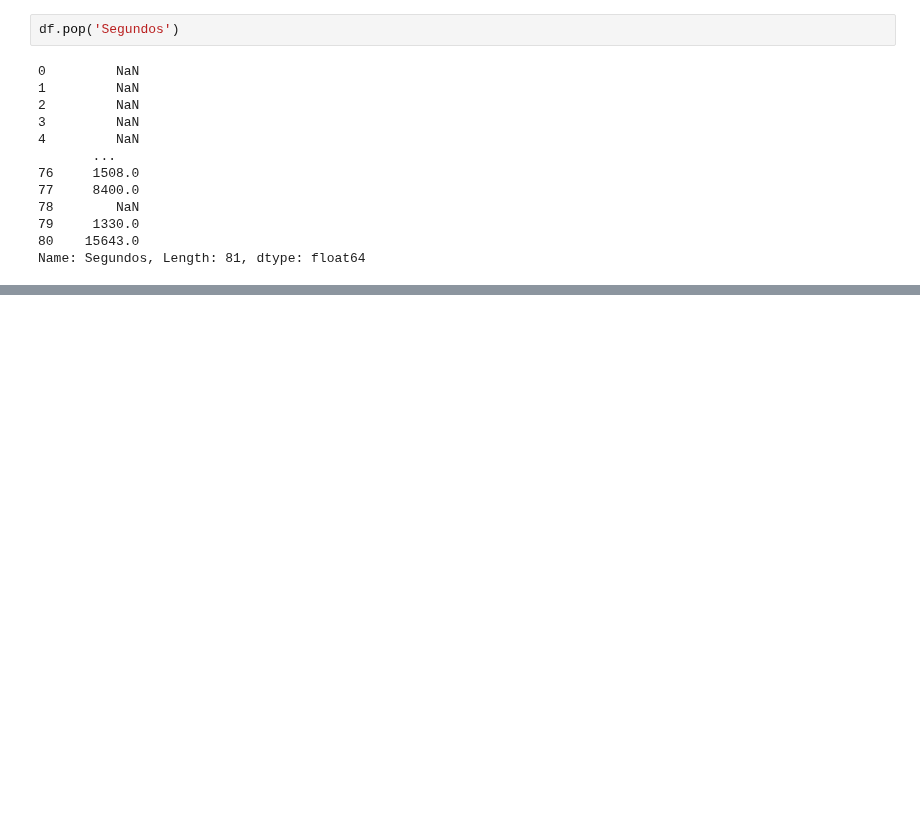
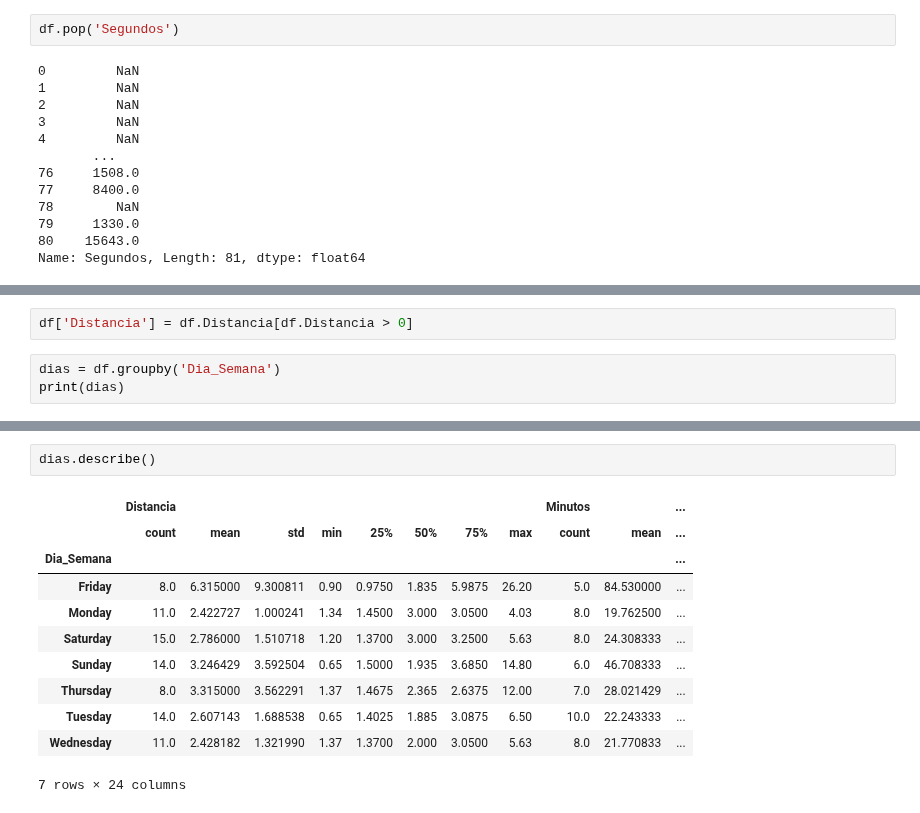
Before and after one commit to michelaap/notebooks, a Jupyter notebook: split_apply_combine.ipynb, the cells around one changed output, grey strips where cells are left out. Cells and saved outputs as stored; diff of their text form; blank space fills up the shorter version.

```diff
--- a/split_apply_combine.ipynb
+++ b/split_apply_combine.ipynb
@@ -188,0 +211,5 @@ Name: Segundos, Length: 81, dtype: float64
+# %%
+df['Distancia'] = df.Distancia[df.Distancia > 0]
+# %%
+dias = df.groupby('Dia_Semana')
+print(dias)
@@ -188,0 +266,14 @@ Name: Segundos, Length: 81, dtype: float64
+# %%
+dias.describe()
+# %% [output]
+|  | Distancia |  |  |  |  |  |  |  | Minutos |  | ... |
+|  | count | mean | std | min | 25% | 50% | 75% | max | count | mean | ... |
+| Dia_Semana |  |  |  |  |  |  |  |  |  |  | ... |
+| Friday | 8.0 | 6.315000 | 9.300811 | 0.90 | 0.9750 | 1.835 | 5.9875 | 26.20 | 5.0 | 84.530000 | ... |
+| Monday | 11.0 | 2.422727 | 1.000241 | 1.34 | 1.4500 | 3.000 | 3.0500 | 4.03 | 8.0 | 19.762500 | ... |
+| Saturday | 15.0 | 2.786000 | 1.510718 | 1.20 | 1.3700 | 3.000 | 3.2500 | 5.63 | 8.0 | 24.308333 | ... |
+| Sunday | 14.0 | 3.246429 | 3.592504 | 0.65 | 1.5000 | 1.935 | 3.6850 | 14.80 | 6.0 | 46.708333 | ... |
+| Thursday | 8.0 | 3.315000 | 3.562291 | 1.37 | 1.4675 | 2.365 | 2.6375 | 12.00 | 7.0 | 28.021429 | ... |
+| Tuesday | 14.0 | 2.607143 | 1.688538 | 0.65 | 1.4025 | 1.885 | 3.0875 | 6.50 | 10.0 | 22.243333 | ... |
+| Wednesday | 11.0 | 2.428182 | 1.321990 | 1.37 | 1.3700 | 2.000 | 3.0500 | 5.63 | 8.0 | 21.770833 | ... |
+7 rows × 24 columns
```
Also changed, not shown: parts of 14 cells of this notebook.
